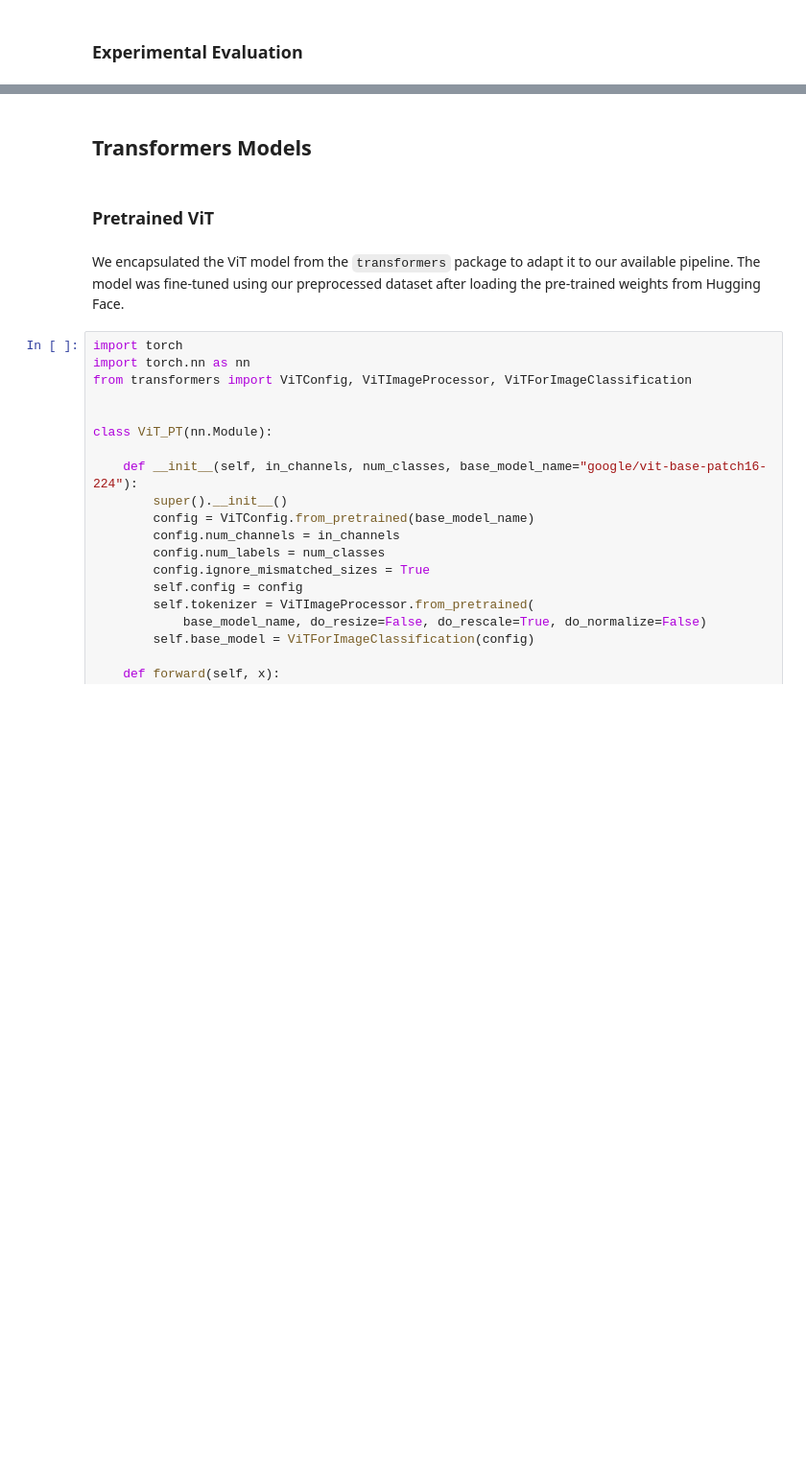
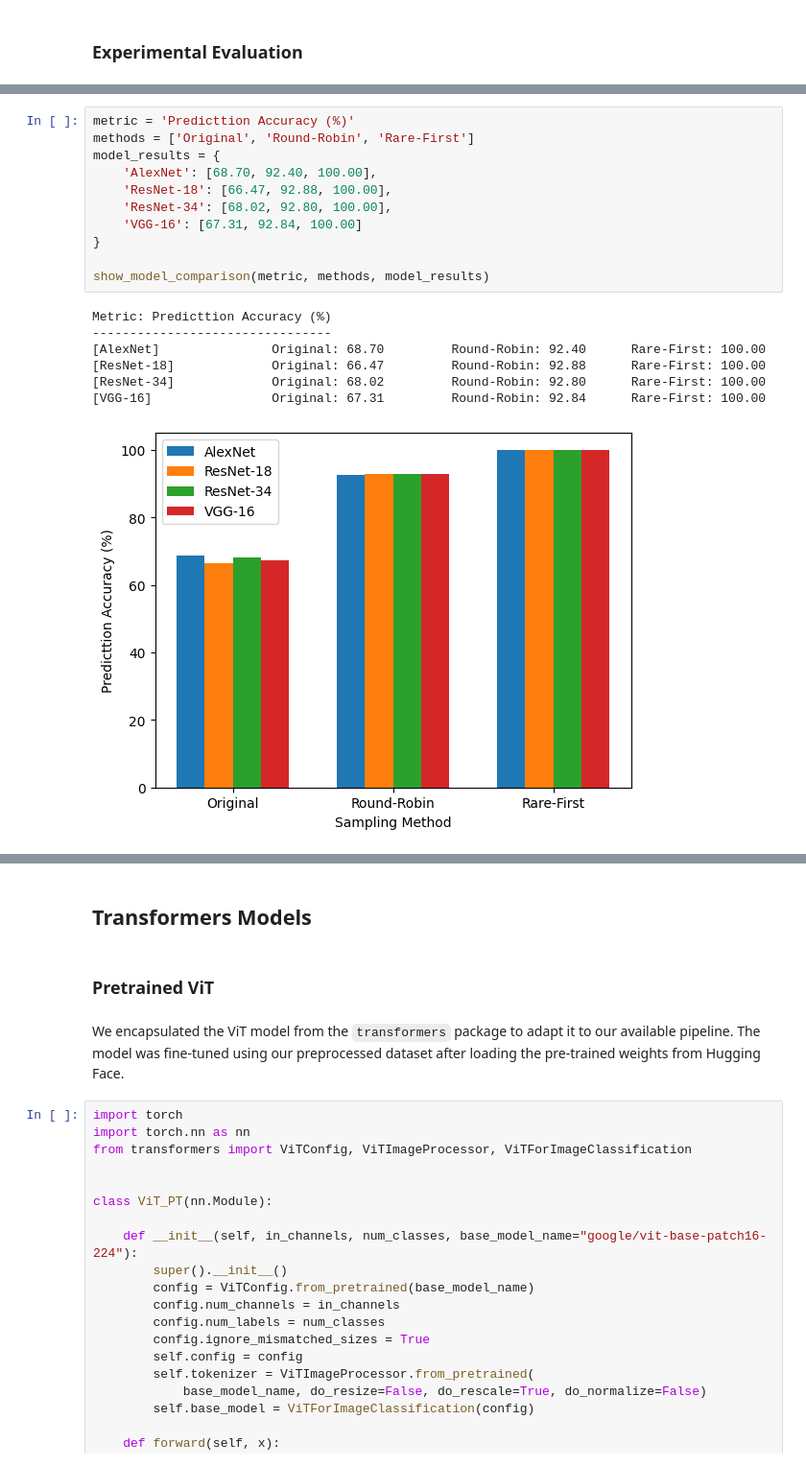
Before and after one commit to yanming-s/CS5242_Project, a Jupyter notebook: report_yiliang.ipynb, the cells around one changed output, grey strips where cells are left out. Shown: that part at 96% size. Cells and saved outputs as stored; diff of their text form; blank space fills up the shorter version.

```diff
--- a/report_yiliang.ipynb
+++ b/report_yiliang.ipynb
@@ -374,0 +363,19 @@ The above table shows the traning loss and validation loss of differnt models wh
+# %%
+metric = 'Predicttion Accuracy (%)'
+methods = ['Original', 'Round-Robin', 'Rare-First']
+model_results = {
+    'AlexNet': [68.70, 92.40, 100.00],
+    'ResNet-18': [66.47, 92.88, 100.00],
+    'ResNet-34': [68.02, 92.80, 100.00],
+    'VGG-16': [67.31, 92.84, 100.00]
+}
+
+show_model_comparison(metric, methods, model_results)
+# %% [output]
+Metric: Predicttion Accuracy (%)
+--------------------------------
+[AlexNet]               Original: 68.70         Round-Robin: 92.40      Rare-First: 100.00
+[ResNet-18]             Original: 66.47         Round-Robin: 92.88      Rare-First: 100.00
+[ResNet-34]             Original: 68.02         Round-Robin: 92.80      Rare-First: 100.00
+[VGG-16]                Original: 67.31         Round-Robin: 92.84      Rare-First: 100.00
+[figure, added]
```
Also changed, not shown: parts of 8 cells of this notebook.
